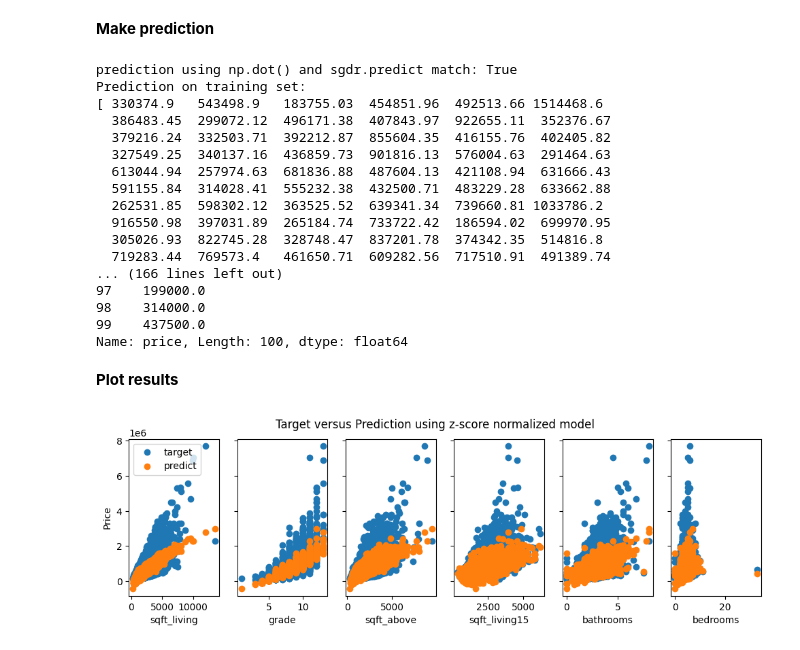
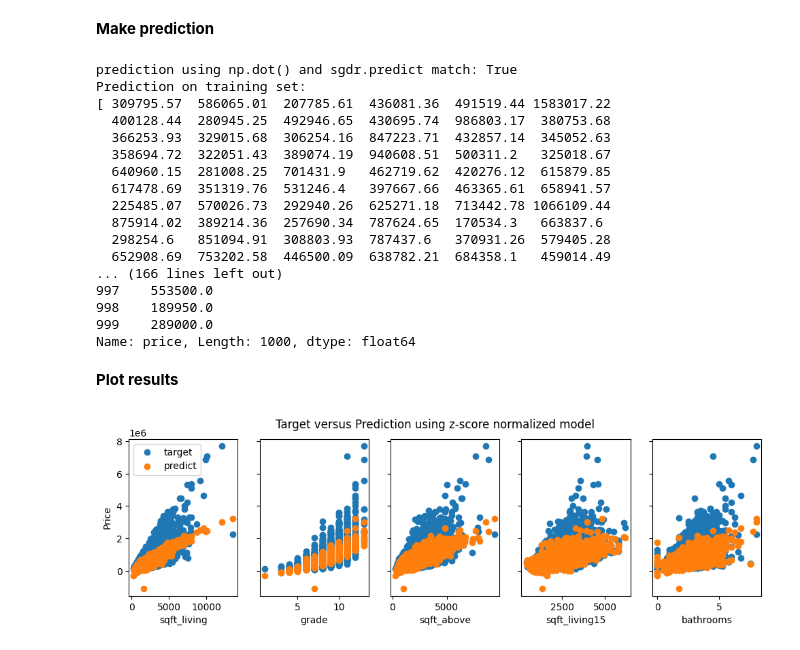
Before and after one commit to InsightQod/Housing, a Jupyter notebook: cap_house_ml.ipynb, the cells around one changed output. Saved outputs shown, nothing was run; the diff lists cells and outputs as text; code cells hidden in the pictures.

```diff
--- a/cap_house_ml.ipynb
+++ b/cap_house_ml.ipynb
@@ -571,7 +571,7 @@ Test MSE: 36477478445.14
 **Gradient Descent**
 # %%
 # Define the features
-X_features = ['sqft_living', 'grade', 'sqft_above', 'sqft_living15', 'bathrooms','bedrooms']
+X_features = ['sqft_living', 'grade', 'sqft_above', 'sqft_living15', 'bathrooms',]
 
 # Extract features and target variable
 X_train = house[X_features]
@@ -625,40 +625,40 @@ y_pred = np.dot(X_norm, w_norm) + b_norm
 print(f"prediction using np.dot() and sgdr.predict match: {(y_pred == y_pred_sgd).all()}")
 
 print(f"Prediction on training set:\n{y_pred[:1000]}" )
-print(f"Target values \n{y_train[:100]}")
+print(f"Target values \n{y_train[:1000]}")
 # %% [output]
 prediction using np.dot() and sgdr.predict match: True
 Prediction on training set:
-[ 330374.9   543498.9   183755.03  454851.96  492513.66 1514468.6
-  386483.45  299072.12  496171.38  407843.97  922655.11  352376.67
-  379216.24  332503.71  392212.87  855604.35  416155.76  402405.82
-  327549.25  340137.16  436859.73  901816.13  576004.63  291464.63
-  613044.94  257974.63  681836.88  487604.13  421108.94  631666.43
-  591155.84  314028.41  555232.38  432500.71  483229.28  633662.88
-  262531.85  598302.12  363525.52  639341.34  739660.81 1033786.2
-  916550.98  397031.89  265184.74  733722.42  186594.02  699970.95
-  305026.93  822745.28  328748.47  837201.78  374342.35  514816.8
-  719283.44  769573.4   461650.71  609282.56  717510.91  491389.74
+[ 309795.57  586065.01  207785.61  436081.36  491519.44 1583017.22
+  400128.44  280945.25  492946.65  430695.74  986803.17  380753.68
+  366253.93  329015.68  306254.16  847223.71  432857.14  345052.63
+  358694.72  322051.43  389074.19  940608.51  500311.2   325018.67
+  640960.15  281008.25  701431.9   462719.62  420276.12  615879.85
+  617478.69  351319.76  531246.4   397667.66  463365.61  658941.57
+  225485.07  570026.73  292940.26  625271.18  713442.78 1066109.44
+  875914.02  389214.36  257690.34  787624.65  170534.3   663837.6
+  298254.6   851094.91  308803.93  787437.6   370931.26  579405.28
+  652908.69  753202.58  446500.09  638782.21  684358.1   459014.49
 ... (166 lines left out)
-97    199000.0
-98    314000.0
-99    437500.0
-Name: price, Length: 100, dtype: float64
+997    553500.0
+998    189950.0
+999    289000.0
+Name: price, Length: 1000, dtype: float64
 # %% [markdown]
 **Plot results**
 # %%
 # Plot predictions and targets vs original features
-fig, ax = plt.subplots(1, 6, figsize=(12, 3), sharey=True)
+fig, ax = plt.subplots(1, 5, figsize=(12, 3), sharey=True)
 for i, feature in enumerate(X_features):
     ax[i].scatter(X_train[feature], y_train, label='target')
     ax[i].set_xlabel(feature)
     ax[i].scatter(X_train[feature], y_pred, label='predict')
 
 ax[0].set_ylabel("Price")
 ax[0].legend()
 fig.suptitle("Target versus Prediction using z-score normalized model")
 
 # Display the plot
 plt.show()
 # %% [output]
-[figure, old version]
+[figure, new version]
```
